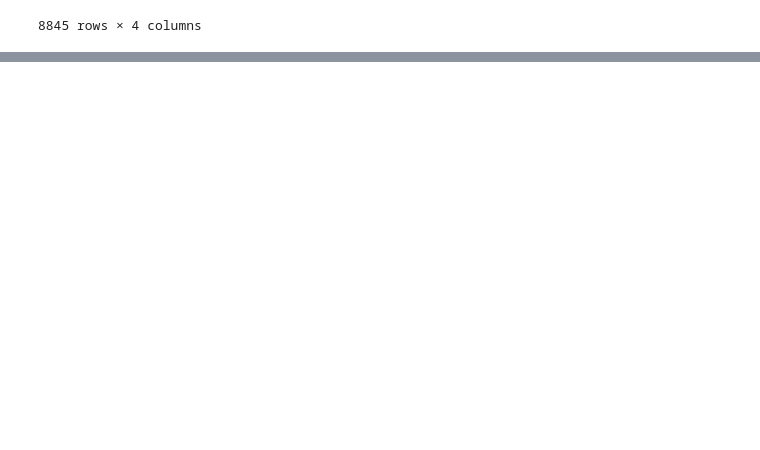
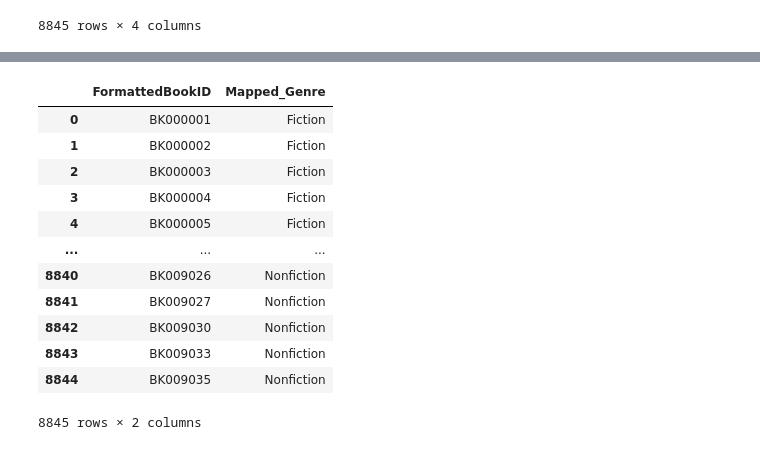
Before and after one commit to anandreddy05/Sentiment-Book-Recommender, a Jupyter notebook: notebooks/sentment.ipynb, the cells around one changed output, grey strips where cells are left out. Drawn from its saved outputs; the diff is of its cells as text; code cells hidden in the pictures; blank space fills up the shorter version.

```diff
--- a/notebooks/sentment.ipynb
+++ b/notebooks/sentment.ipynb
@@ -187 +171,18 @@ books
+# %%
+data = books[["FormattedBookID","Mapped_Genre"]]
+data
+# %% [output]
+|  | FormattedBookID | Mapped_Genre |
+| 0 | BK000001 | Fiction |
+| 1 | BK000002 | Fiction |
+| 2 | BK000003 | Fiction |
+| 3 | BK000004 | Fiction |
+| 4 | BK000005 | Fiction |
+| ... | ... | ... |
+| 8840 | BK009026 | Nonfiction |
+| 8841 | BK009027 | Nonfiction |
+| 8842 | BK009030 | Nonfiction |
+| 8843 | BK009033 | Nonfiction |
+| 8844 | BK009035 | Nonfiction |
+8845 rows × 2 columns
 # %%
```
Also changed, not shown: parts of 2 cells of this notebook, 10 other files.
